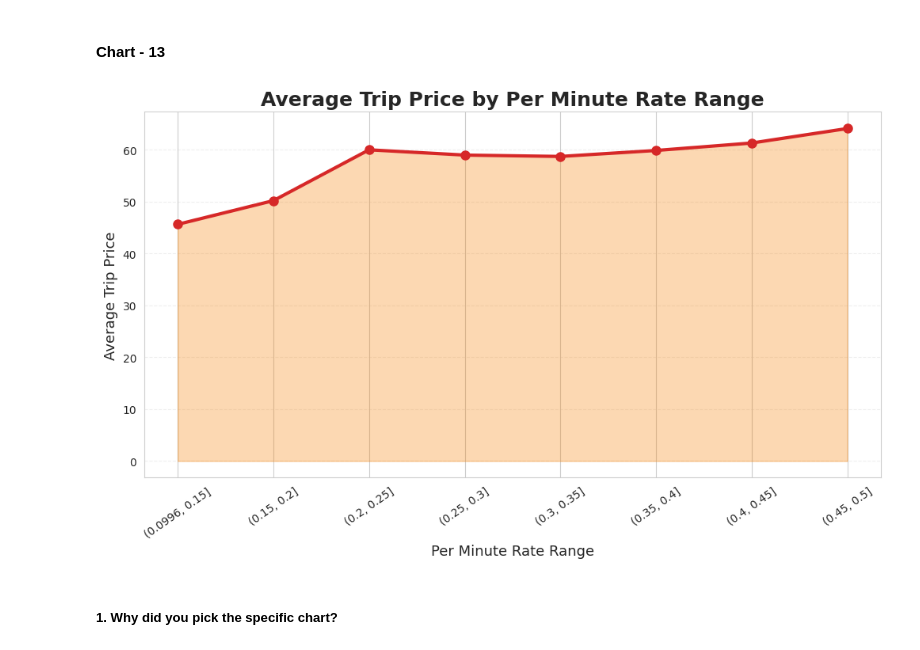
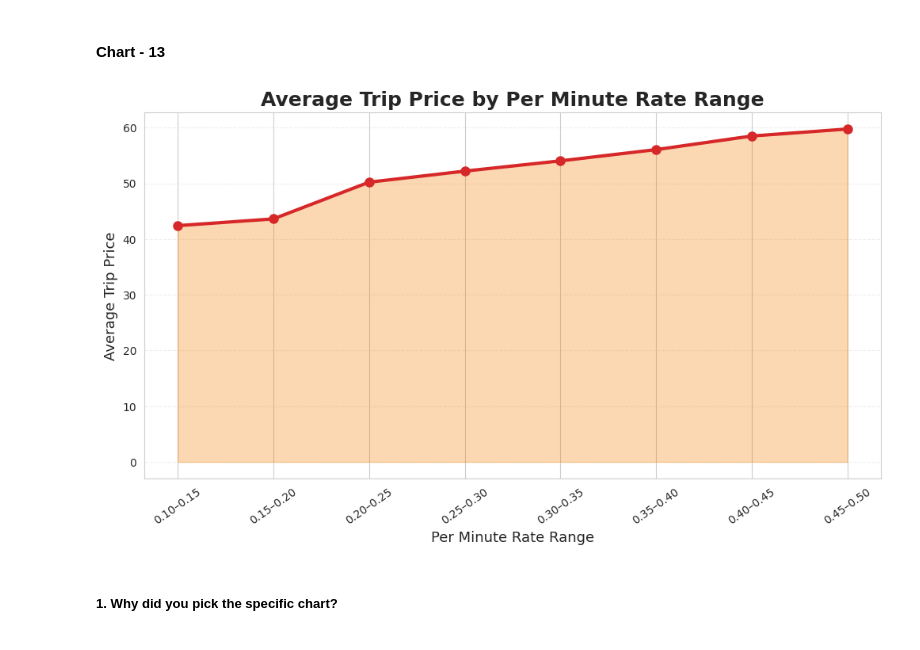
Before and after one commit to Sneha8126/Sneha-copy-of-Sample-ML-Submission-Template, a Jupyter notebook: Sneha_copy_of_Sample_ML_Submission_Template.ipynb, the cells around one changed output. Drawn from its saved outputs; the diff is of its cells as text; code cells hidden in the pictures.

Commit message:
Updated Chart 13: Average Trip Price by Per Minute Rate Range

```diff
--- a/Sneha_copy_of_Sample_ML_Submission_Template.ipynb
+++ b/Sneha_copy_of_Sample_ML_Submission_Template.ipynb
@@ -1029,26 +1029,3 @@ plt.tight_layout()
 plt.show()
 # %% [output]
 [figure]
-# %%
-plt.figure(figsize=(10,6))
-
-df['Per_Km_Rate_Group'] = pd.qcut(
-    df['Per_Km_Rate'],
-    q=4,
-    labels=['Low','Medium','High','Very High']
-)
-
-sns.violinplot(
-    data=df,
-    x='Per_Km_Rate_Group',
-    y='Trip_Price',
-    palette='Set2'
-)
-
-plt.title('Trip Price Distribution by Per Kilometer Rate')
-plt.xlabel('Per Kilometer Rate')
-plt.ylabel('Trip Price')
-
-plt.grid(alpha=0.3)
-
-plt.show()
@@ -1131,8 +1055,23 @@ Are there any insights that lead to negative growth? Justify with specific reaso
 # Chart 13: Average Trip Price by Per Minute Rate Range
 plt.figure(figsize=(12,6))
 
+bins = [0.10, 0.15, 0.20, 0.25, 0.30, 0.35, 0.40, 0.45, 0.50]
+
+labels = [
+    '0.10–0.15',
+    '0.15–0.20',
+    '0.20–0.25',
+    '0.25–0.30',
+    '0.30–0.35',
+    '0.35–0.40',
+    '0.40–0.45',
+    '0.45–0.50'
+]
+
 # Create groups
-df['Per_Minute_Rate_Group'] = pd.cut(df['Per_Minute_Rate'], bins=8)
+df['Per_Minute_Rate_Group'] = pd.cut(df['Per_Minute_Rate'], bins=bins,
+    labels=labels,
+    include_lowest=True)
 
 # Calculate average trip price
 avg_price = df.groupby('Per_Minute_Rate_Group', observed=True)['Trip_Price'].mean().reset_index()
@@ -1140,34 +1079,34 @@ avg_price = df.groupby('Per_Minute_Rate_Group', observed=True)['Trip_Price'].mea
 # Line Plot
 plt.plot(
     avg_price['Per_Minute_Rate_Group'].astype(str),
     avg_price['Trip_Price'],
     marker='o',
     markersize=8,
     linewidth=3,
     color='#D62828'
 )
 
 # Fill area under the line
 plt.fill_between(
     avg_price['Per_Minute_Rate_Group'].astype(str),
     avg_price['Trip_Price'],
     color='#F77F00',
     alpha=0.30
 )
 
 plt.title('Average Trip Price by Per Minute Rate Range',
           fontsize=18,
           fontweight='bold')
 
 plt.xlabel('Per Minute Rate Range', fontsize=13)
 plt.ylabel('Average Trip Price', fontsize=13)
 
 plt.xticks(rotation=35)
 plt.grid(axis='y', linestyle='--', alpha=0.3)
 
 plt.show()
 # %% [output]
-[figure, old version]
+[figure, new version]
 # %% [markdown]
 ##### 1. Why did you pick the specific chart?
 # %% [markdown]
```
Also changed, not shown: parts of 2 cells of this notebook.
